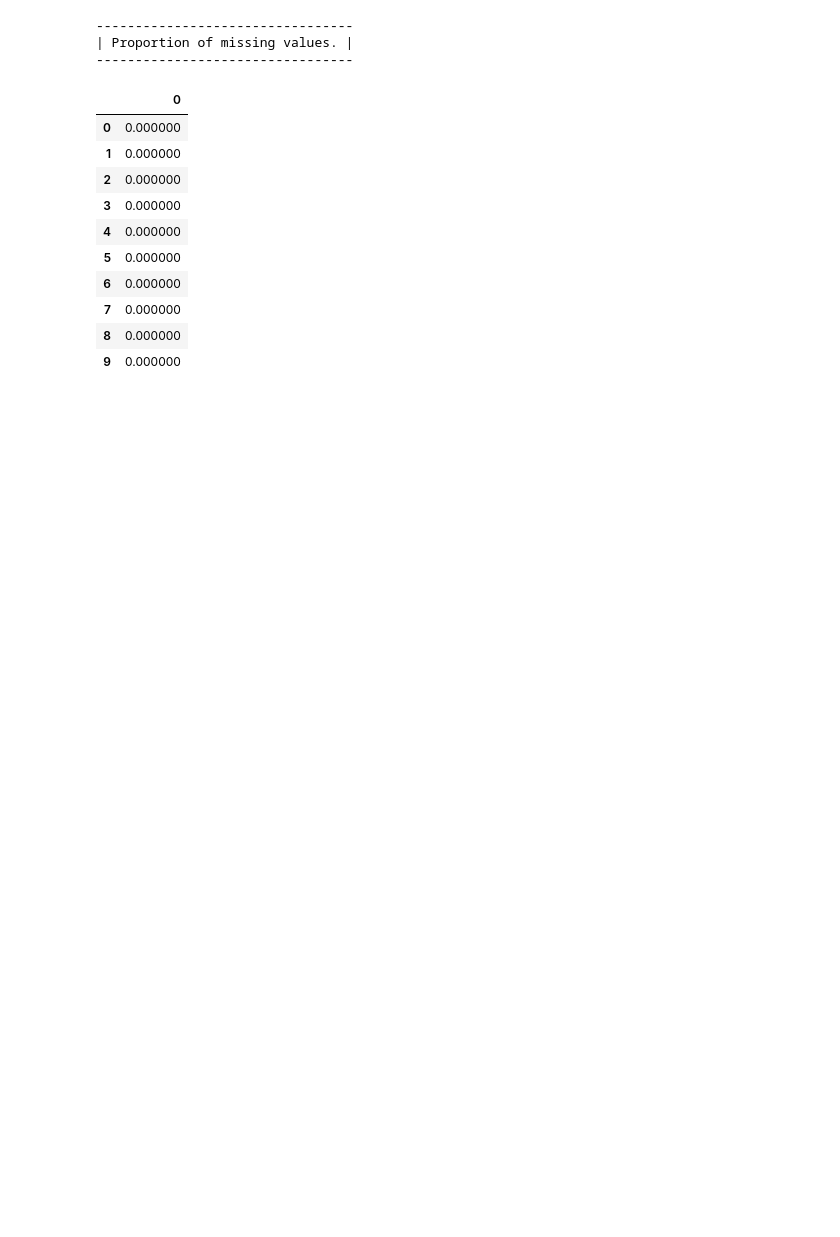
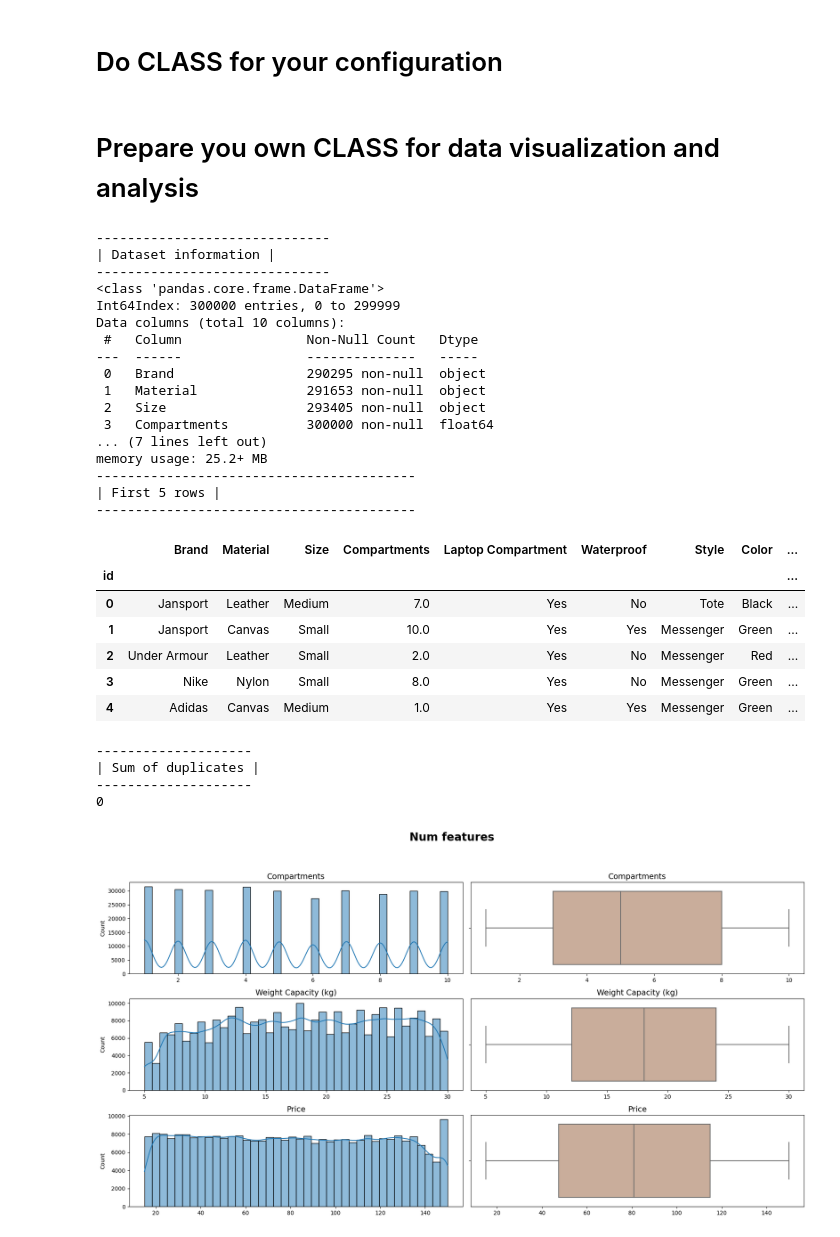
Before and after one commit to SergeyDolin/DS_STACK, a Jupyter notebook: stack.ipynb, the cells around one changed output. Drawn from its saved outputs; the diff is of its cells as text; code cells hidden in the pictures; blank space fills up the shorter version.

```diff
--- a/stack.ipynb
+++ b/stack.ipynb
@@ -9,4 +0,0 @@ import plotly.express as px
-# %%
-X, y = make_classification(n_features=10)
-
-df = pd.DataFrame(X)
@@ -84,0 +30,15 @@ Data columns (total 10 columns):
+# %% [markdown]
+# Do CLASS for your configuration
+# %%
+class CFG:
+    TARGET = 'Price'
+    N_FOLDS = 5
+    RANDOM_STATE = 52
+
+    # Make your own directory with Data
+    TRAIN_PATH = './Data/train.csv'
+    TEST_PATH = './Data/test.csv'
+    SUBMIT_PATH = './Data/sample_submission.csv'
+    ORIGINAL_PATH = './Data/credit_risk_dataset.csv'
+# %% [markdown]
+# Prepare you own CLASS for data visualization and analysis
@@ -84,0 +196,39 @@ Data columns (total 10 columns):
+# %%
+train = pd.read_csv(CFG.TRAIN_PATH, index_col='id')
+# %%
+for data in [train]: # You should add dataframes
+    DataAnalysis.info_df(data)
+    DataAnalysis.view_distribution(data, numeric_col=True, object_col=True)
+    # DataAnalysis.bloating_of_variance(data) # IF YOUR DATA HAS NOT GAPS
+    # DataAnalysis.balance_of_target(data=data, target=CFG.TARGET) # FOR CLASSIFICATION
+    DataAnalysis.plot_count(data, col='Brand', title_name='Brand Distribution of Train Data')
+# %% [output]
+------------------------------
+| Dataset information |
+------------------------------
+<class 'pandas.core.frame.DataFrame'>
+Int64Index: 300000 entries, 0 to 299999
+Data columns (total 10 columns):
+ #   Column                Non-Null Count   Dtype
+---  ------                --------------   -----
+ 0   Brand                 290295 non-null  object
+ 1   Material              291653 non-null  object
+ 2   Size                  293405 non-null  object
+ 3   Compartments          300000 non-null  float64
+... (7 lines left out)
+memory usage: 25.2+ MB
+-----------------------------------------
+| First 5 rows |
+-----------------------------------------
+|  | Brand | Material | Size | Compartments | Laptop Compartment | Waterproof | Style | Color | ... |
+| id |  |  |  |  |  |  |  |  | ... |
+| 0 | Jansport | Leather | Medium | 7.0 | Yes | No | Tote | Black | ... |
+| 1 | Jansport | Canvas | Small | 10.0 | Yes | Yes | Messenger | Green | ... |
+| 2 | Under Armour | Leather | Small | 2.0 | Yes | No | Messenger | Red | ... |
+| 3 | Nike | Nylon | Small | 8.0 | Yes | No | Messenger | Green | ... |
+| 4 | Adidas | Canvas | Medium | 1.0 | Yes | Yes | Messenger | Green | ... |
+--------------------
+| Sum of duplicates |
+--------------------
+0
+[figure, added]
@@ -85,20 +242,3 @@ Data columns (total 10 columns):
 # %%
-print('---------------------------------')
-print('| Proportion of missing values. |')
-print('---------------------------------')
-pd.DataFrame(round(df.isna().mean()*100,1)).style.background_gradient('coolwarm')
+# Shows gaps
+pd.DataFrame(round(data.isna().mean()*100,1)).style.background_gradient('coolwarm')
-# %% [output]
----------------------------------
-| Proportion of missing values. |
----------------------------------
-|  | 0 |
-| 0 | 0.000000 |
-| 1 | 0.000000 |
-| 2 | 0.000000 |
-| 3 | 0.000000 |
-| 4 | 0.000000 |
-| 5 | 0.000000 |
-| 6 | 0.000000 |
-| 7 | 0.000000 |
-| 8 | 0.000000 |
-| 9 | 0.000000 |
```
Also changed, not shown: parts of 17 cells of this notebook, 1 other file.
